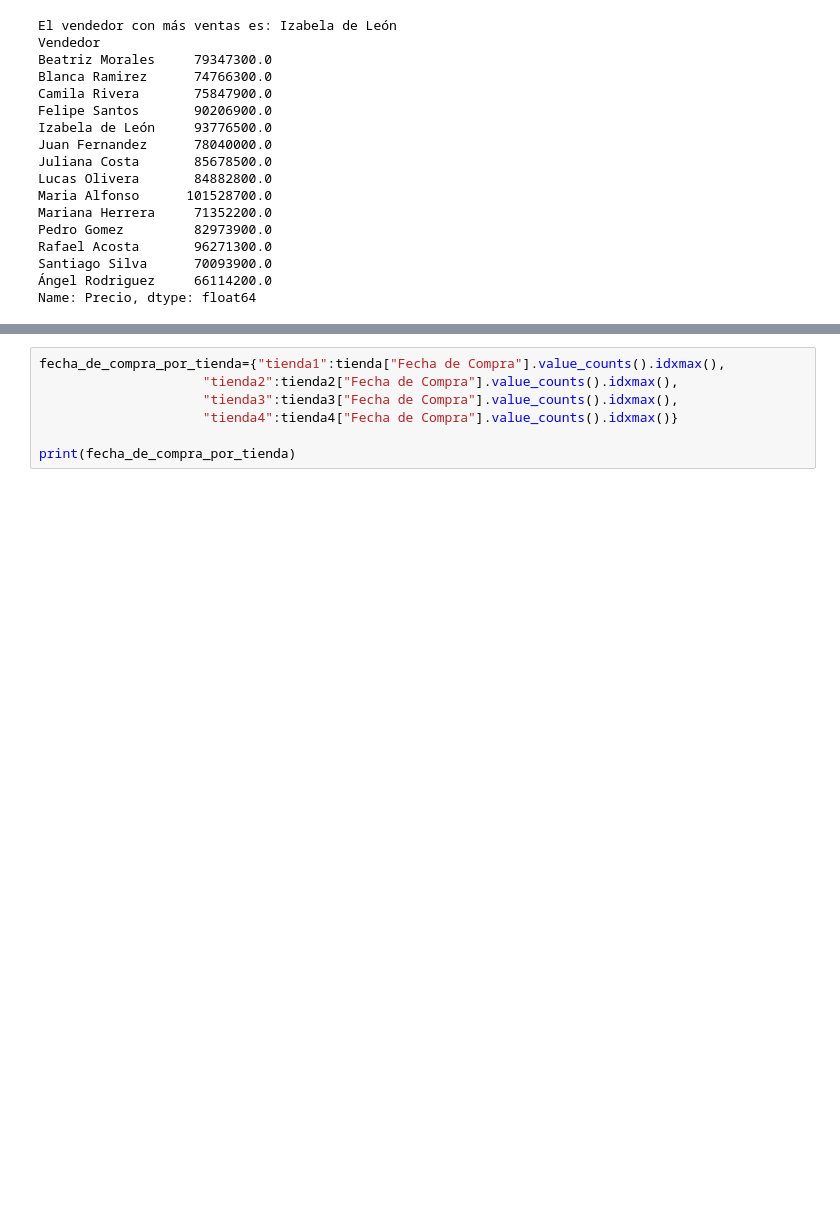
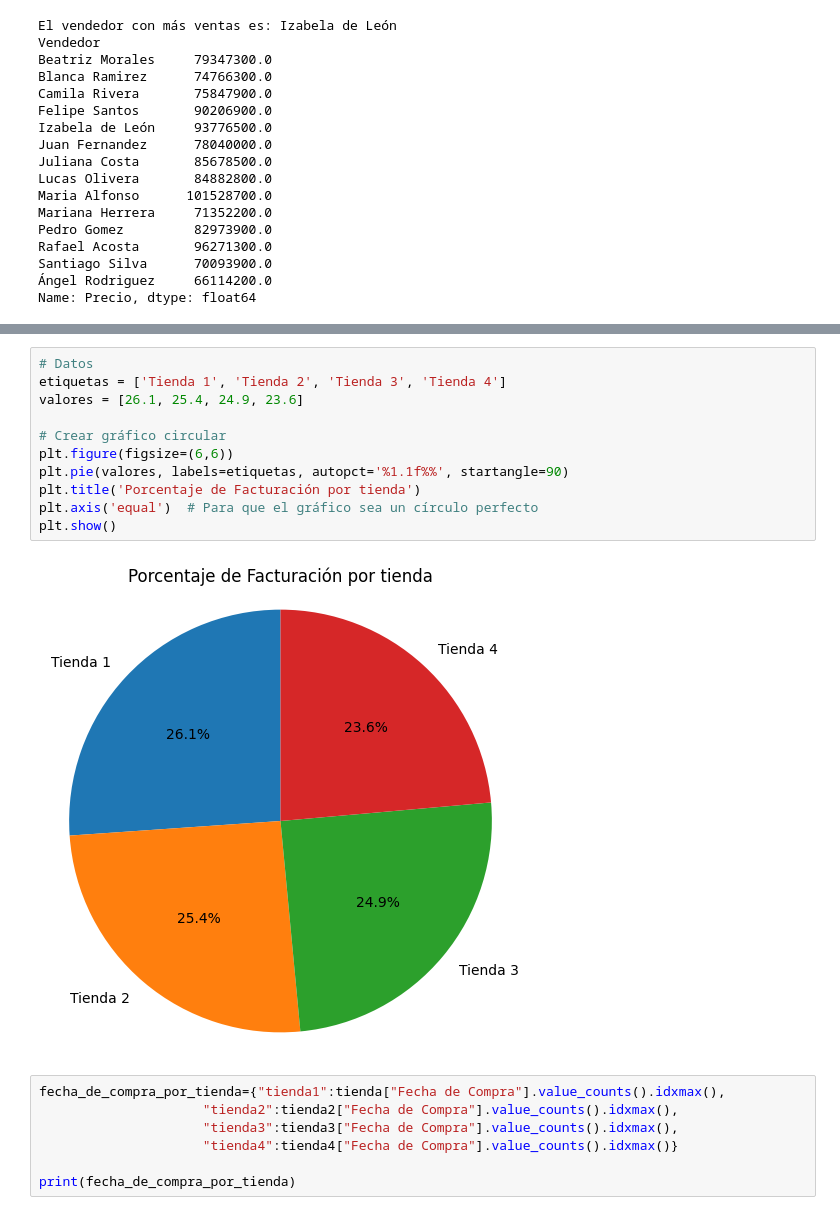
Before and after one commit to gloriagutierrez2025/Challenger-G1, a Jupyter notebook: AluraStoreLatam.ipynb, the cells around one changed output, grey strips where cells are left out. Saved outputs shown, nothing was run; the diff lists cells and outputs as text; blank space fills up the shorter version.

```diff
--- a/AluraStoreLatam.ipynb
+++ b/AluraStoreLatam.ipynb
@@ -152,3 +146,16 @@ grafico_por_vendedor.show()
+# %%
+# Datos
+etiquetas = ['Tienda 1', 'Tienda 2', 'Tienda 3', 'Tienda 4']
+valores = [26.1, 25.4, 24.9, 23.6]
+
+# Crear gráfico circular
+plt.figure(figsize=(6,6))
+plt.pie(valores, labels=etiquetas, autopct='%1.1f%%', startangle=90)
+plt.title('Porcentaje de Facturación por tienda')
+plt.axis('equal')  # Para que el gráfico sea un círculo perfecto
+plt.show()
+# %% [output]
+[figure, added]
 # %%
 fecha_de_compra_por_tienda={"tienda1":tienda["Fecha de Compra"].value_counts().idxmax(),
                      "tienda2":tienda2["Fecha de Compra"].value_counts().idxmax(),
```
Also changed, not shown: parts of 1 cell of this notebook.
